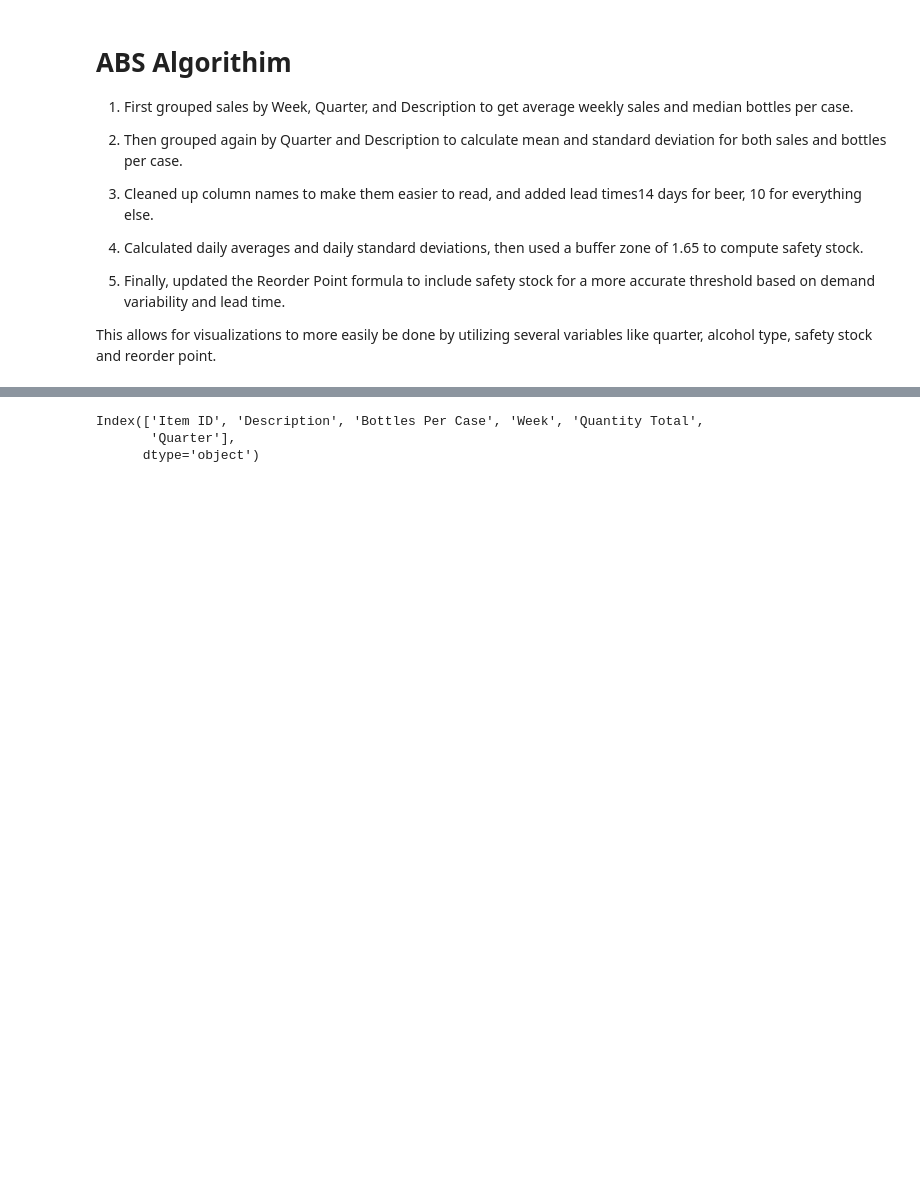
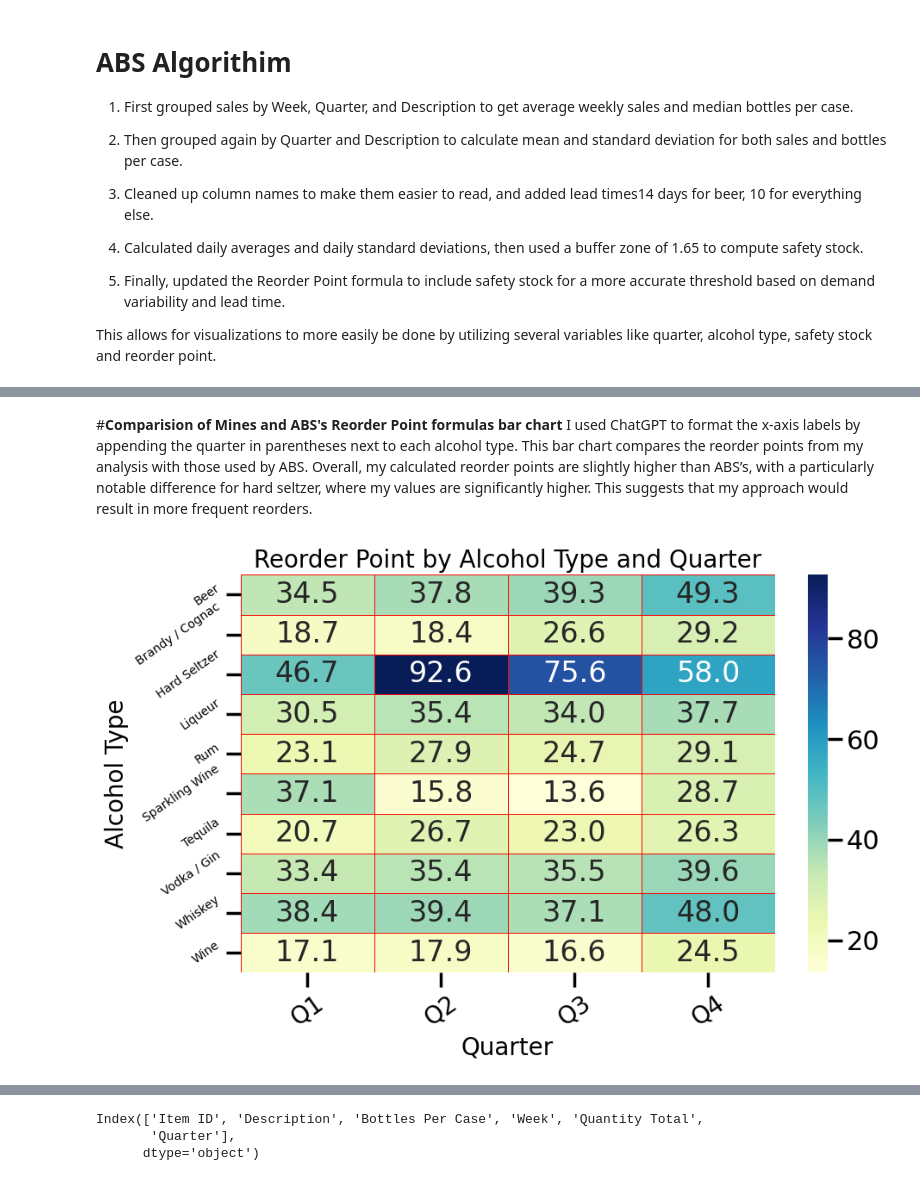
Before and after one commit to alexkardan/ABS-Visualizations, a Jupyter notebook: ABS_High_Volume_Store.ipynb, the cells around one changed output, grey strips where cells are left out. Cells and saved outputs as stored; diff of their text form; code cells hidden in the pictures; blank space fills up the shorter version.

```diff
--- a/ABS_High_Volume_Store.ipynb
+++ b/ABS_High_Volume_Store.ipynb
@@ -398,0 +435,21 @@ This allows for visualizations to more easily be done by utilizing several varia
+# %% [markdown]
+#**Comparision of Mines and ABS's Reorder Point formulas bar chart**
+I used ChatGPT to format the x-axis labels by appending the quarter in parentheses next to each alcohol type. This bar chart compares the reorder points from my analysis with those used by ABS. Overall, my calculated reorder points are slightly higher than ABS’s, with a particularly notable difference for hard seltzer, where my values are significantly higher. This suggests that my approach would result in more frequent reorders.
+# %%
+plt.figure(figsize = (10,6))
+heatmap_data = weekly_stats.pivot_table(
+    index = 'Alcohol Type',
+    columns = 'Quarter',
+    values = 'Reorder Point'
+)
+
+sns.heatmap(heatmap_data, annot = True, cmap = 'YlGnBu', fmt = ".1f", linewidths=.5, linecolor = 'red')
+
+plt.title("Reorder Point by Alcohol Type and Quarter", fontsize=20)
+plt.xlabel("Quarter", fontsize=20)
+plt.ylabel("Alcohol Type", fontsize=20)
+plt.xticks(rotation=35, fontsize=20)
+plt.yticks(rotation=35, fontsize=10)
+plt.show()
+# %% [output]
+[figure, added]
```
Also changed, not shown: parts of 17 cells of this notebook.
